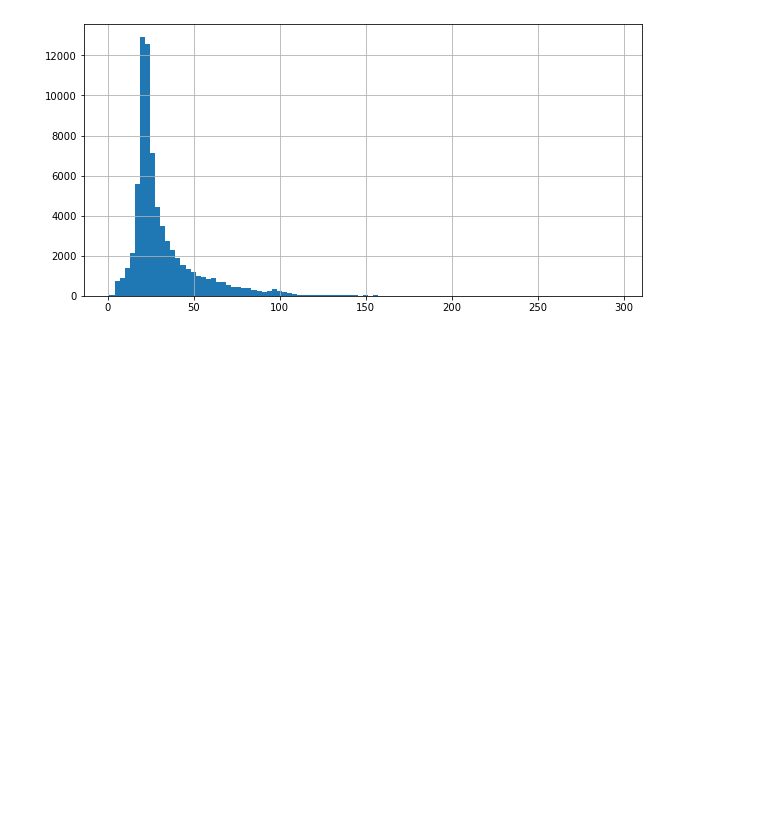
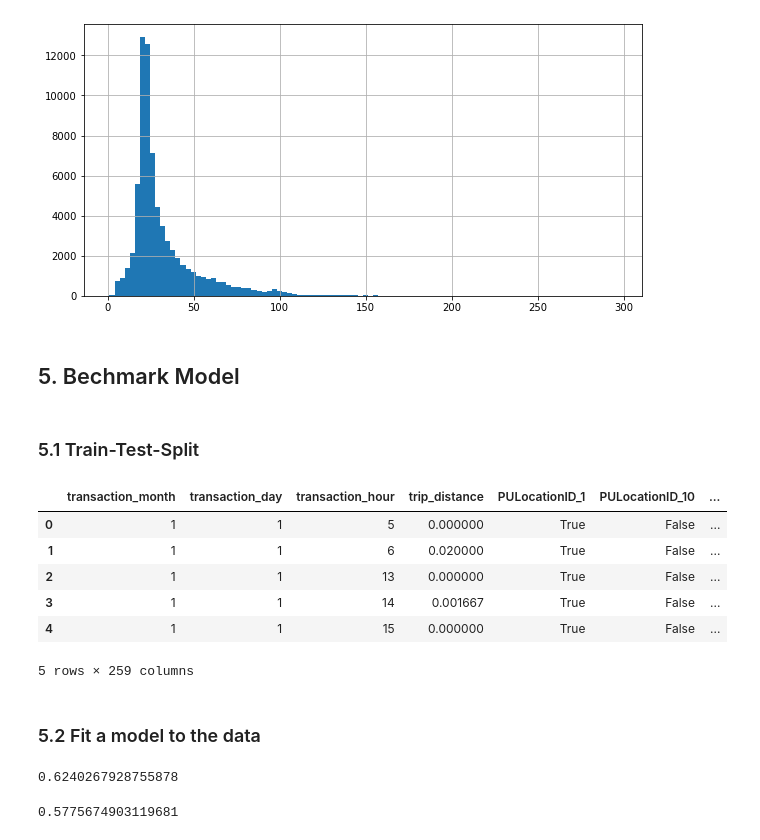
Before and after one commit to jaswanth1524/new-york-taxi-analysis, a Jupyter notebook: Presentable_Notebook.ipynb, the cells around one changed output. Drawn from its saved outputs; the diff is of its cells as text; code cells hidden in the pictures; blank space fills up the shorter version.

Commit message:
Benchmark Models has been applied and analyzed

```diff
--- a/Presentable_Notebook.ipynb
+++ b/Presentable_Notebook.ipynb
@@ -353,3 +353,42 @@ taxi_grouped_by_region['total_amount'].hist(bins=100,figsize=(10,5))
 # %% [output]
 <AxesSubplot:>
 [figure]
+# %% [markdown]
+## 5. Bechmark Model
+# %%
+data_for_benchmark_model=taxi_grouped_by_region.copy()
+# %%
+categorical_features_benchmark=['PULocationID','transaction_month','transaction_day','transaction_hour']
+input_features_benchmark=categorical_features_benchmark+['trip_distance']
+target_feature_benchmark='total_amount'
+# %% [markdown]
+### 5.1 Train-Test-Split
+# %%
+from sklearn.model_selection import train_test_split
+
+X_bench=data_for_benchmark_model[input_features_benchmark]
+y_bench=data_for_benchmark_model[target_feature_benchmark]
+
+X_bench=pd.get_dummies(X_bench)
+
+X_train,X_test,y_train,y_test=train_test_split(X_bench,y_bench,test_size=0.2,random_state=10)
+# %%
+X_bench.head()
+# %% [output]
+|  | transaction_month | transaction_day | transaction_hour | trip_distance | PULocationID_1 | PULocationID_10 | ... |
+| 0 | 1 | 1 | 5 | 0.000000 | True | False | ... |
+| 1 | 1 | 1 | 6 | 0.020000 | True | False | ... |
+| 2 | 1 | 1 | 13 | 0.000000 | True | False | ... |
+| 3 | 1 | 1 | 14 | 0.001667 | True | False | ... |
+| 4 | 1 | 1 | 15 | 0.000000 | True | False | ... |
+5 rows × 259 columns
+# %% [markdown]
+### 5.2 Fit a model to the data
+# %%
+from sklearn.tree import DecisionTreeRegressor
+
+tree=DecisionTreeRegressor(max_depth=10,random_state=10)
+tree.fit(X_train,y_train)
+tree.score(X_test,y_test)
+# %% [output]
+0.6240267928755878
@@ -355,0 +401,5 @@ taxi_grouped_by_region['total_amount'].hist(bins=100,figsize=(10,5))
+# %%
+tree.fit(X_train_pca,y_train)
+tree.score(X_test_pca,y_test)
+# %% [output]
+0.5775674903119681
```
Also changed, not shown: parts of 9 cells of this notebook.
